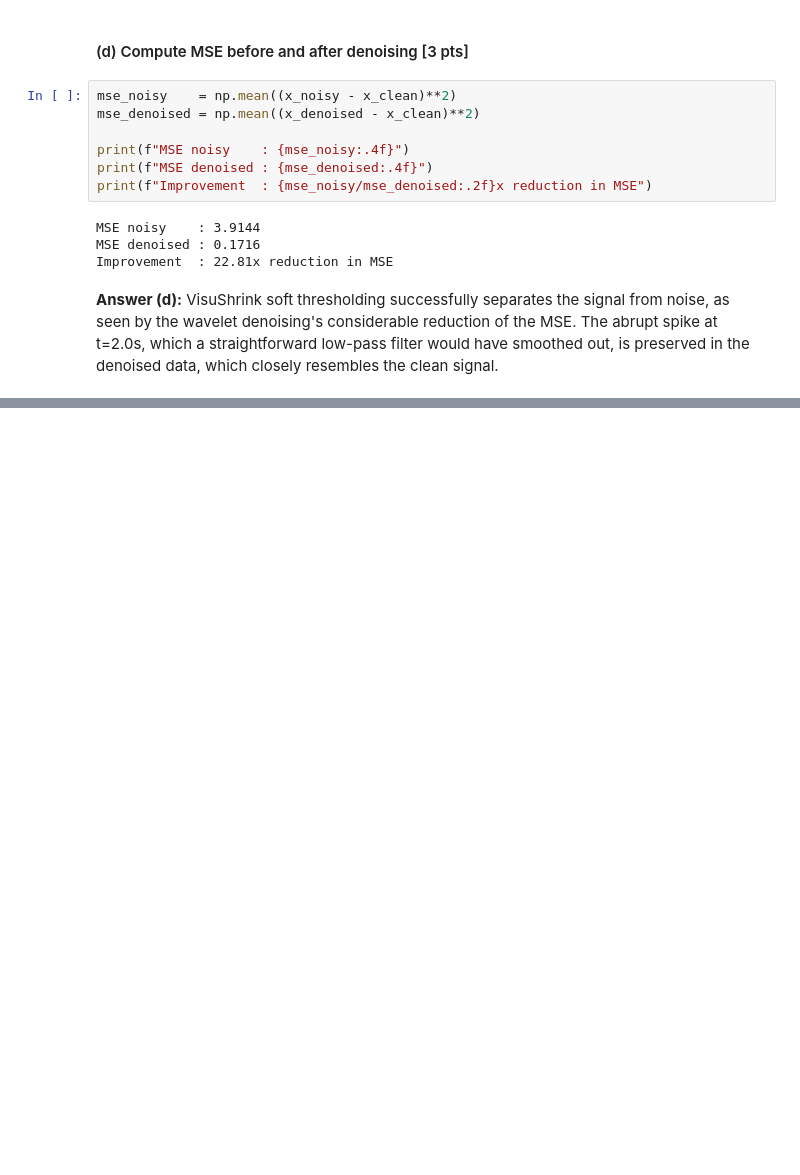
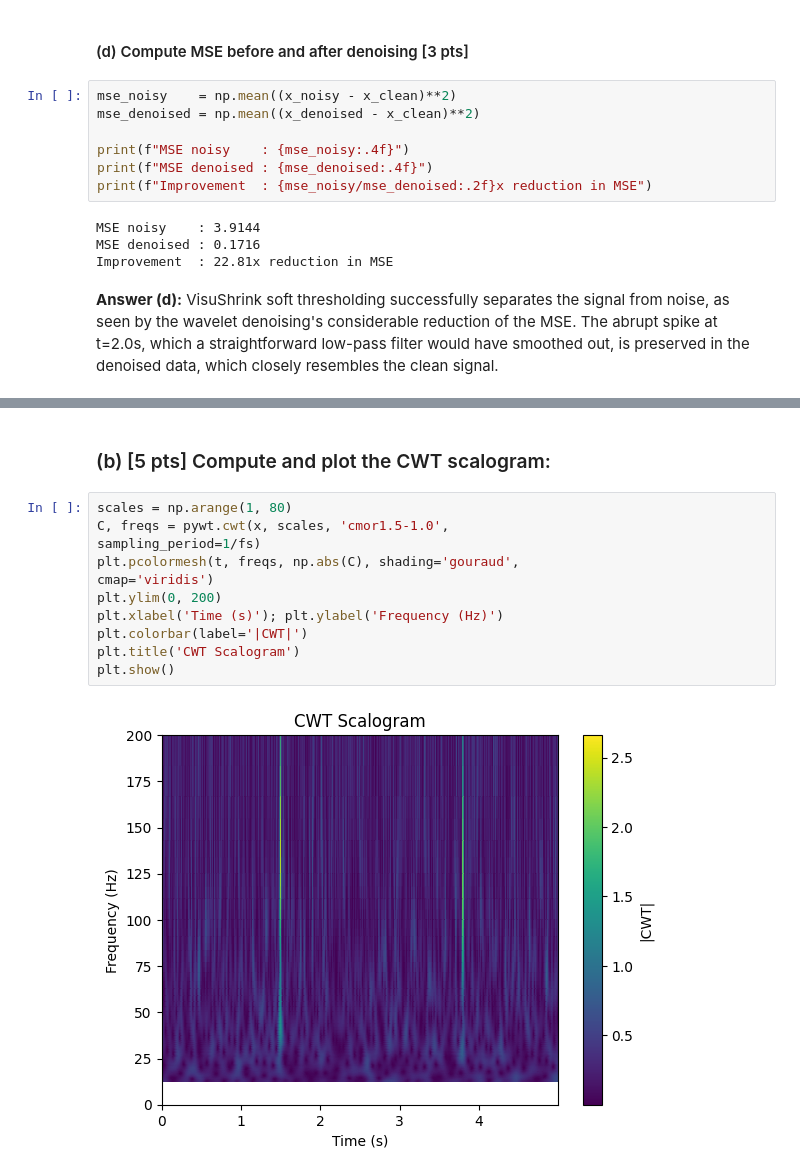
Before and after one commit to arjungiri1234/Spectral-Features-for-Time-Series, a Jupyter notebook: Spectral-features.ipynb, the cells around one changed output, grey strips where cells are left out. Cells and saved outputs as stored; diff of their text form; blank space fills up the shorter version.

```diff
--- a/Spectral-features.ipynb
+++ b/Spectral-features.ipynb
@@ -394,0 +424,15 @@ Improvement  : 22.81x reduction in MSE
+# %% [markdown]
+### (b) [5 pts] Compute and plot the CWT scalogram:
+# %%
+scales = np.arange(1, 80)
+C, freqs = pywt.cwt(x, scales, 'cmor1.5-1.0',
+sampling_period=1/fs)
+plt.pcolormesh(t, freqs, np.abs(C), shading='gouraud',
+cmap='viridis')
+plt.ylim(0, 200)
+plt.xlabel('Time (s)'); plt.ylabel('Frequency (Hz)')
+plt.colorbar(label='|CWT|')
+plt.title('CWT Scalogram')
+plt.show()
+# %% [output]
+[figure, added]
```
Also changed, not shown: parts of 18 cells of this notebook.
